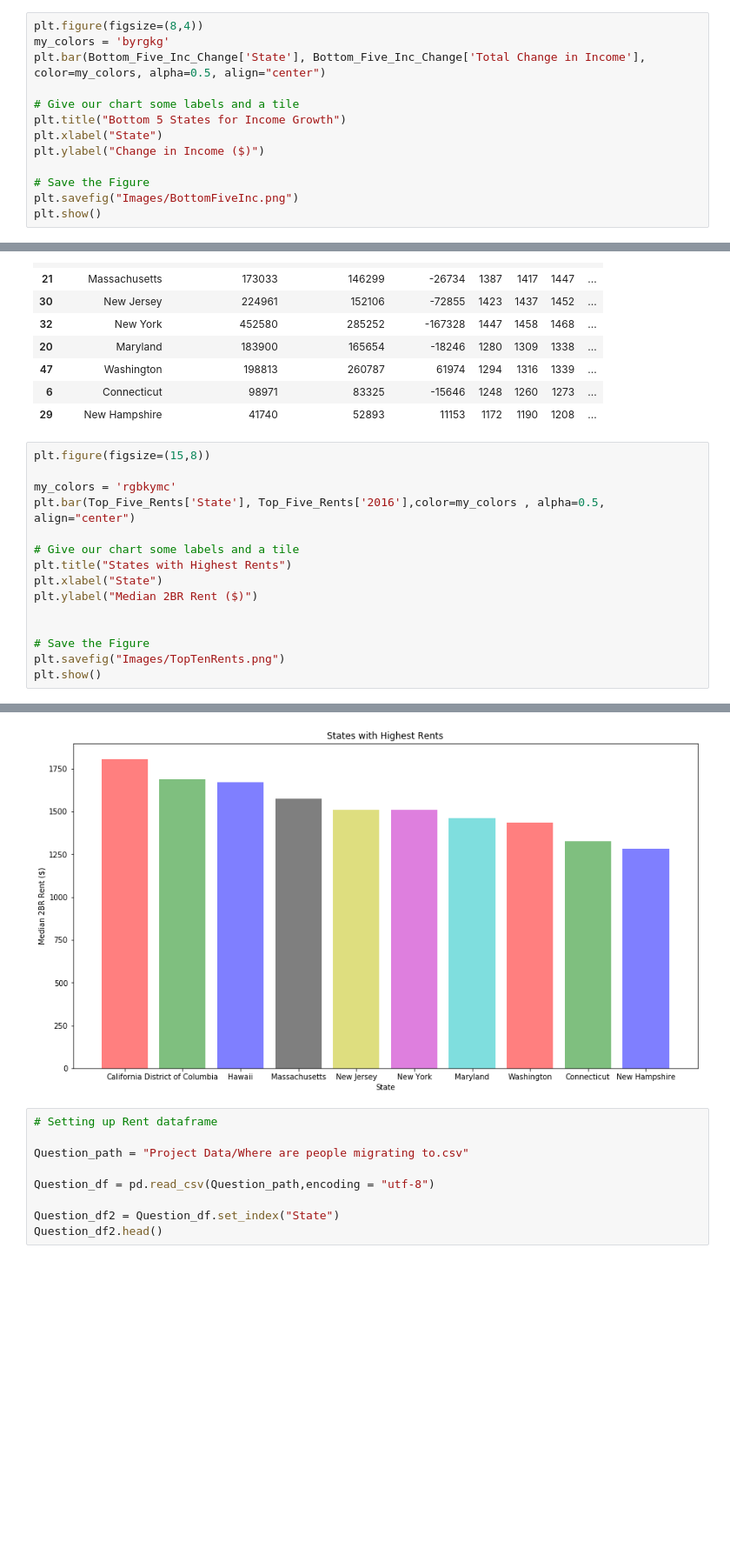
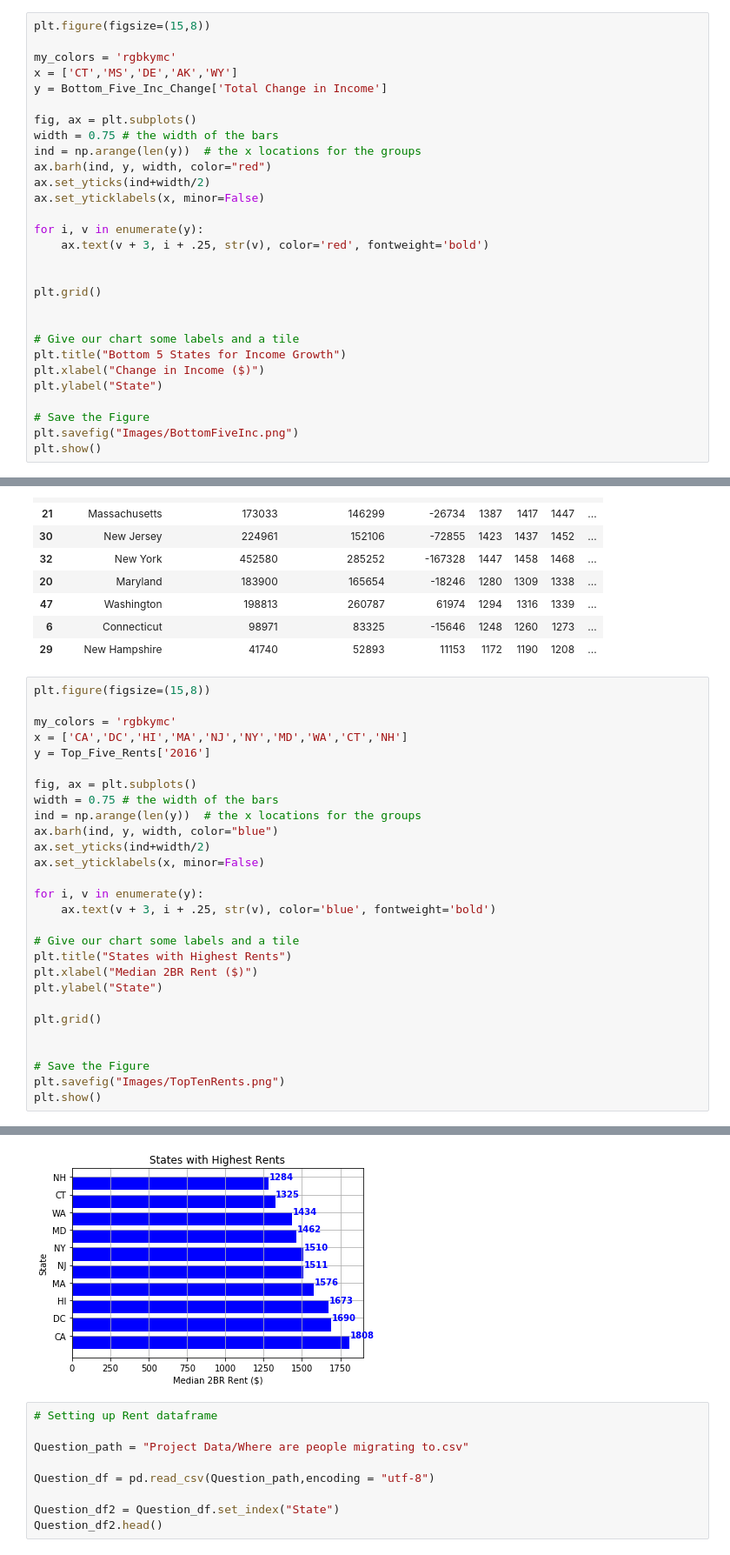
Before and after one commit to mitchellcapell95/U.S.-Migration, a Jupyter notebook: Economic Factors of U.S. Migration.ipynb, the cells around one changed output, grey strips where cells are left out. Shown at 87% size. Saved outputs shown, nothing was run; the diff lists cells and outputs as text; blank space fills up the shorter version.

```diff
--- a/Economic Factors of U.S. Migration.ipynb
+++ b/Economic Factors of U.S. Migration.ipynb
@@ -230,14 +246,30 @@ Bottom_Five_Inc_Change
 | 1 | Alaska | 42972 | 30199 | -12773 | 76114 | 0.0000 | ... |
 | 39 | Wyoming | 25954 | 18511 | -7443 | 60938 | 0.0000 | ... |
 # %%
-plt.figure(figsize=(8,4))
-my_colors = 'byrgkg'
-plt.bar(Bottom_Five_Inc_Change['State'], Bottom_Five_Inc_Change['Total Change in Income'], color=my_colors, alpha=0.5, align="center")
+plt.figure(figsize=(15,8))
+
+my_colors = 'rgbkymc'
+x = ['CT','MS','DE','AK','WY']
+y = Bottom_Five_Inc_Change['Total Change in Income']
+
+fig, ax = plt.subplots()
+width = 0.75 # the width of the bars
+ind = np.arange(len(y))  # the x locations for the groups
+ax.barh(ind, y, width, color="red")
+ax.set_yticks(ind+width/2)
+ax.set_yticklabels(x, minor=False)
+
+for i, v in enumerate(y):
+    ax.text(v + 3, i + .25, str(v), color='red', fontweight='bold')
+
+
+plt.grid()
+
 
 # Give our chart some labels and a tile
 plt.title("Bottom 5 States for Income Growth")
-plt.xlabel("State")
-plt.ylabel("Change in Income ($)")
+plt.xlabel("Change in Income ($)")
+plt.ylabel("State")
 
 # Save the Figure
 plt.savefig("Images/BottomFiveInc.png")
@@ -302,12 +335,25 @@ Top_Five_Rents
 plt.figure(figsize=(15,8))
 
 my_colors = 'rgbkymc'
-plt.bar(Top_Five_Rents['State'], Top_Five_Rents['2016'],color=my_colors , alpha=0.5, align="center")
+x = ['CA','DC','HI','MA','NJ','NY','MD','WA','CT','NH']
+y = Top_Five_Rents['2016']
+
+fig, ax = plt.subplots()
+width = 0.75 # the width of the bars
+ind = np.arange(len(y))  # the x locations for the groups
+ax.barh(ind, y, width, color="blue")
+ax.set_yticks(ind+width/2)
+ax.set_yticklabels(x, minor=False)
+
+for i, v in enumerate(y):
+    ax.text(v + 3, i + .25, str(v), color='blue', fontweight='bold')
 
 # Give our chart some labels and a tile
 plt.title("States with Highest Rents")
-plt.xlabel("State")
-plt.ylabel("Median 2BR Rent ($)")
+plt.xlabel("Median 2BR Rent ($)")
+plt.ylabel("State")
+
+plt.grid()
 
 
 # Save the Figure
@@ -317,4 +364,4 @@ plt.show()
-[figure, old version]
+[figure, new version]
 # %%
 # Setting up Rent dataframe
 
```
Also changed, not shown: parts of 15 cells of this notebook, 17 other files.
